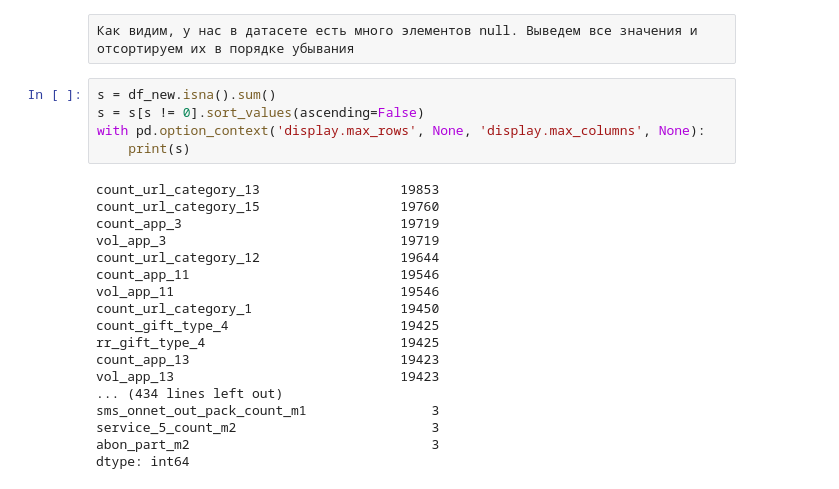
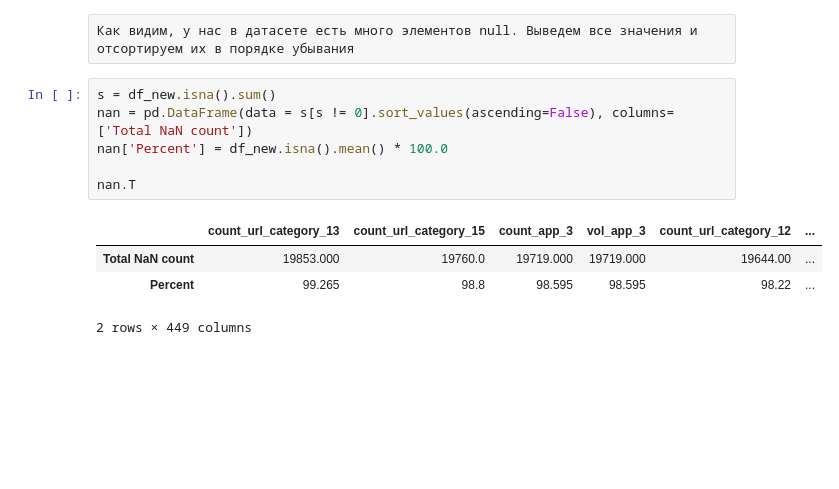
Before and after one commit to ML-Project-Univercity/Project, a Jupyter notebook: Project/Project.ipynb, the cells around one changed output. Saved outputs shown, nothing was run; the diff lists cells and outputs as text; blank space fills up the shorter version.

```diff
--- a/Project/Project.ipynb
+++ b/Project/Project.ipynb
@@ -77,26 +79,14 @@ df_new.describe(include='all').T
 461 rows × 8 columns
 # %% [raw]
 Как видим, у нас в датасете есть много элементов null. Выведем все значения и отсортируем их в порядке убывания
-# %%
-s = df_new.isna().sum()
-s = s[s != 0].sort_values(ascending=False)
-with pd.option_context('display.max_rows', None, 'display.max_columns', None):
-    print(s)
-# %% [output]
-count_url_category_13                  19853
-count_url_category_15                  19760
-count_app_3                            19719
-vol_app_3                              19719
-count_url_category_12                  19644
-count_app_11                           19546
-vol_app_11                             19546
-count_url_category_1                   19450
-count_gift_type_4                      19425
-rr_gift_type_4                         19425
-count_app_13                           19423
-vol_app_13                             19423
-... (434 lines left out)
-sms_onnet_out_pack_count_m1                3
-service_5_count_m2                         3
-abon_part_m2                               3
-dtype: int64
+# %%
+s = df_new.isna().sum()
+nan = pd.DataFrame(data = s[s != 0].sort_values(ascending=False), columns=['Total NaN count'])
+nan['Percent'] = df_new.isna().mean() * 100.0
+
+nan.T
+# %% [output]
+|  | count_url_category_13 | count_url_category_15 | count_app_3 | vol_app_3 | count_url_category_12 | ... |
+| Total NaN count | 19853.000 | 19760.0 | 19719.000 | 19719.000 | 19644.00 | ... |
+| Percent | 99.265 | 98.8 | 98.595 | 98.595 | 98.22 | ... |
+2 rows × 449 columns
```
Also changed, not shown: parts of 12 cells of this notebook.
